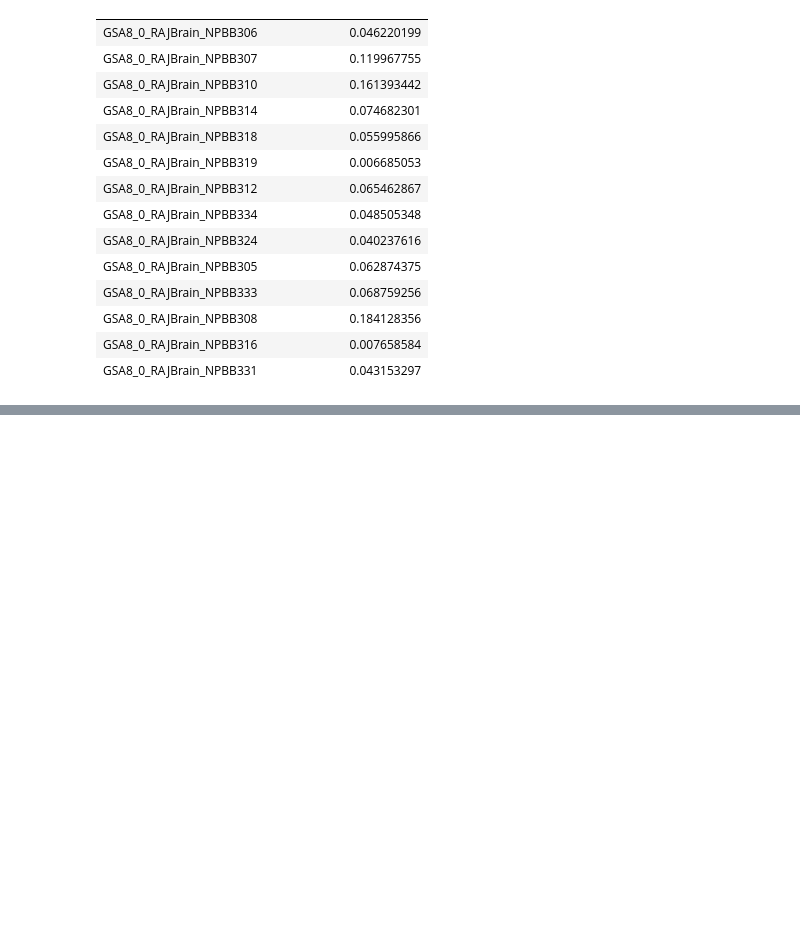
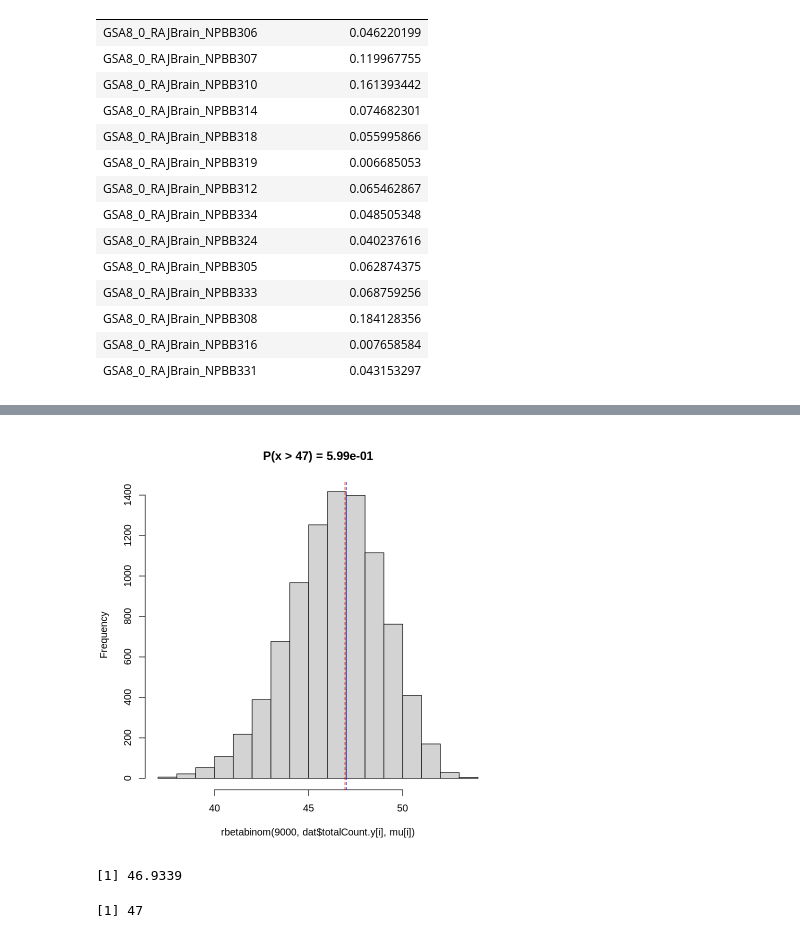
Before and after one commit to daklab/poolqtl, a Jupyter notebook: src/ariana_round2_VGAM.ipynb, the cells around one changed output, grey strips where cells are left out. Drawn from its saved outputs; the diff is of its cells as text; code cells hidden in the pictures; blank space fills up the shorter version.

```diff
--- a/src/ariana_round2_VGAM.ipynb
+++ b/src/ariana_round2_VGAM.ipynb
@@ -819,0 +884,32 @@ A data.table: 11740 × 15
+# %%
+i = which(dat$variantID == "chr1:59674786:C:T")
+mu = dat$pred
+altCount = dat$altCount.y
+totalCount = dat$totalCount.y
+crit1 <- totalCount[i]*mu[i]
+crit2 <- altCount[i]
+conc = 22.3169813786772
+rho=0.0428871981222438
+
+if (crit2 > crit1) {
+    #pbetabinom(q = altCount[i], size = totalCount[i], prob = mu[i], rho = rho)
+    pval =1-pbetabinom(q = altCount[i]-1, size = totalCount[i], prob = mu[i], rho = rho)
+    .title = paste0("P(x > ", round(crit2,2), ") = ", format(pval, scientific = TRUE, digits = 3))
+} else {
+    pval = pbetabinom(q = altCount[i], size = totalCount[i], prob = mu[i], rho = rho)
+    .title = paste0("P(x <= ", round(crit2,2), ") = ", format(pval, scientific = TRUE, digits = 3))
+}
+
+hist(rbetabinom(9000, dat$totalCount.y[i], mu[i]), main = .title)
+abline(v = crit1, col = 'red', lty='dashed')
+abline(v = crit2, col = 'blue', lty='dashed')
+#abline(v = crit1-conc/2, col = 'green', lty='dashed')
+#abline(v = crit1+conc/2, col = 'green', lty='dashed')
+# %% [output]
+[figure, added]
+# %%
+crit1
+crit2
+# %% [output]
+[1] 46.9339
+[1] 47
```
Also changed, not shown: parts of 5 cells of this notebook, 1 other file.
